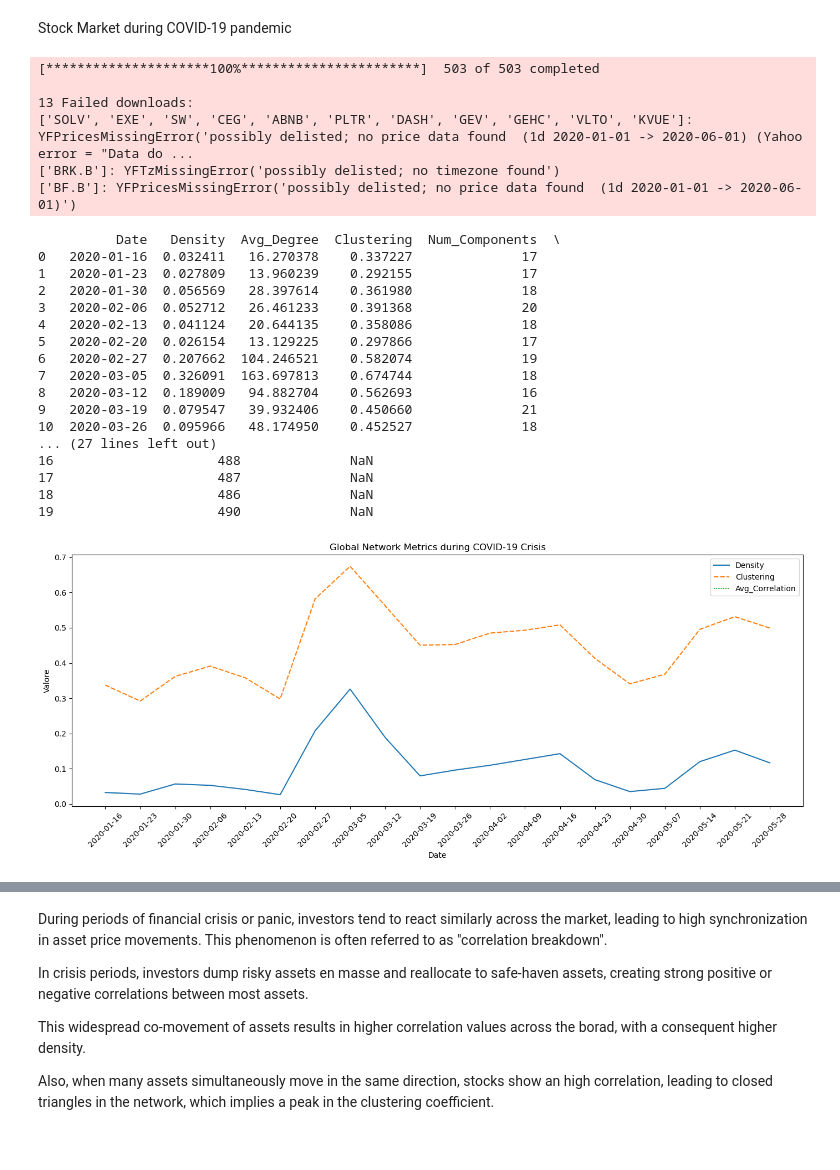
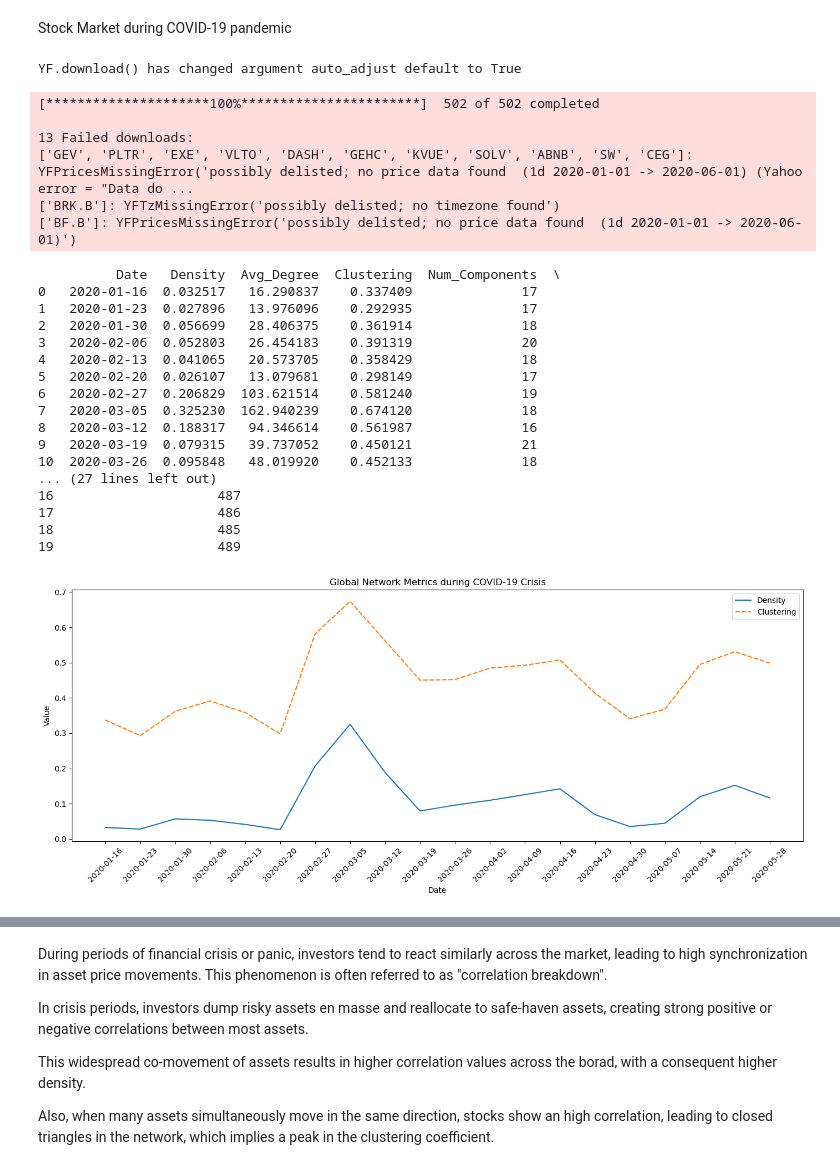
Before and after one commit to HSellis/INA-Project, a Jupyter notebook: centrality_measures.ipynb, the cells around one changed output, grey strips where cells are left out. Saved outputs shown, nothing was run; the diff lists cells and outputs as text; code cells hidden in the pictures.

```diff
--- a/centrality_measures.ipynb
+++ b/centrality_measures.ipynb
@@ -116,46 +119,47 @@ plot_centrality(centrality_df, centrality_type="Betweenness", top_k=5)
 # %% [markdown]
 Stock Market during COVID-19 pandemic
 # %%
-df_crisis = get_sp500_stocks("2020-01-01", "2020-06-01")
+df_covid = get_sp500_stocks("2020-01-01", "2020-06-01")
 windows = rolling_time_windows("2020-01-01", "2020-06-01", window_size_days=15, step_days=7)
-centrality_df_crisis = compute_centralities_over_time(df_crisis, windows, threshold=0.7)
+centrality_df_covid = compute_centralities_over_time(df_covid, windows, threshold=0.7)
 # %% [output]
-[*********************100%***********************]  503 of 503 completed
-
-13 Failed downloads:
-['SOLV', 'EXE', 'SW', 'CEG', 'ABNB', 'PLTR', 'DASH', 'GEV', 'GEHC', 'VLTO', 'KVUE']: YFPricesMissingError('possibly delisted; no price data found  (1d 2020-01-01 -> 2020-06-01) (Yahoo error = "Data do ...
-['BRK.B']: YFTzMissingError('possibly delisted; no timezone found')
-['BF.B']: YFPricesMissingError('possibly delisted; no price data found  (1d 2020-01-01 -> 2020-06-01)')
+YF.download() has changed argument auto_adjust default to True
+[*********************100%***********************]  502 of 502 completed
+
+13 Failed downloads:
+['GEV', 'PLTR', 'EXE', 'VLTO', 'DASH', 'GEHC', 'KVUE', 'SOLV', 'ABNB', 'SW', 'CEG']: YFPricesMissingError('possibly delisted; no price data found  (1d 2020-01-01 -> 2020-06-01) (Yahoo error = "Data do ...
+['BRK.B']: YFTzMissingError('possibly delisted; no timezone found')
+['BF.B']: YFPricesMissingError('possibly delisted; no price data found  (1d 2020-01-01 -> 2020-06-01)')
 # %%
-print(centrality_df_crisis)
+print(centrality_df_covid)
 # %% [output]
           Date   Density  Avg_Degree  Clustering  Num_Components  \
-0   2020-01-16  0.032411   16.270378    0.337227              17
-1   2020-01-23  0.027809   13.960239    0.292155              17
-2   2020-01-30  0.056569   28.397614    0.361980              18
-3   2020-02-06  0.052712   26.461233    0.391368              20
-4   2020-02-13  0.041124   20.644135    0.358086              18
-5   2020-02-20  0.026154   13.129225    0.297866              17
-6   2020-02-27  0.207662  104.246521    0.582074              19
-7   2020-03-05  0.326091  163.697813    0.674744              18
-8   2020-03-12  0.189009   94.882704    0.562693              16
-9   2020-03-19  0.079547   39.932406    0.450660              21
-10  2020-03-26  0.095966   48.174950    0.452527              18
+0   2020-01-16  0.032517   16.290837    0.337409              17
+1   2020-01-23  0.027896   13.976096    0.292935              17
+2   2020-01-30  0.056699   28.406375    0.361914              18
+3   2020-02-06  0.052803   26.454183    0.391319              20
+4   2020-02-13  0.041065   20.573705    0.358429              18
+5   2020-02-20  0.026107   13.079681    0.298149              17
+6   2020-02-27  0.206829  103.621514    0.581240              19
+7   2020-03-05  0.325230  162.940239    0.674120              18
+8   2020-03-12  0.188317   94.346614    0.561987              16
+9   2020-03-19  0.079315   39.737052    0.450121              21
+10  2020-03-26  0.095848   48.019920    0.452133              18
 ... (27 lines left out)
-16                     488              NaN
-17                     487              NaN
-18                     486              NaN
-19                     490              NaN
+16                     487
+17                     486
+18                     485
+19                     489
 # %%
 import seaborn as sns
 import matplotlib.pyplot as plt
 
 plt.figure(figsize=(14, 6))
-sns.lineplot(data=centrality_df_crisis.set_index("Date")[["Density", "Clustering", "Avg_Correlation"]])
+sns.lineplot(data=centrality_df_covid.set_index("Date")[["Density", "Clustering"]])
 plt.title("Global Network Metrics during COVID-19 Crisis")
-plt.ylabel("Valore")
+plt.ylabel("Value")
 plt.xticks(rotation=45)
 plt.tight_layout()
 plt.show()
 # %% [output]
-[figure, old version]
+[figure, new version]
```
Also changed, not shown: parts of 15 cells of this notebook.
